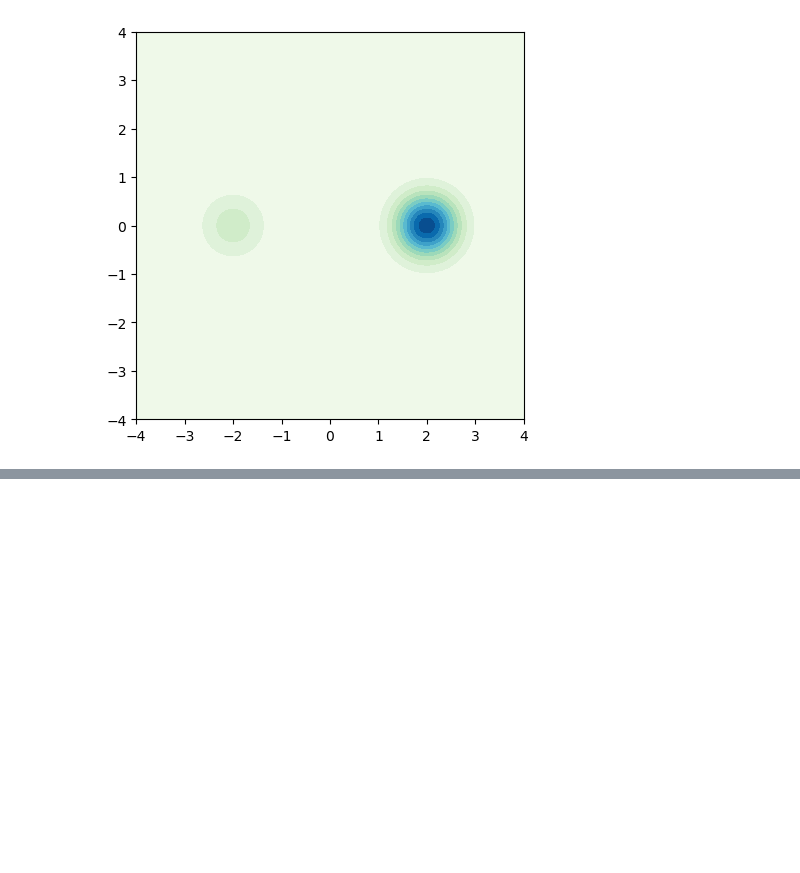
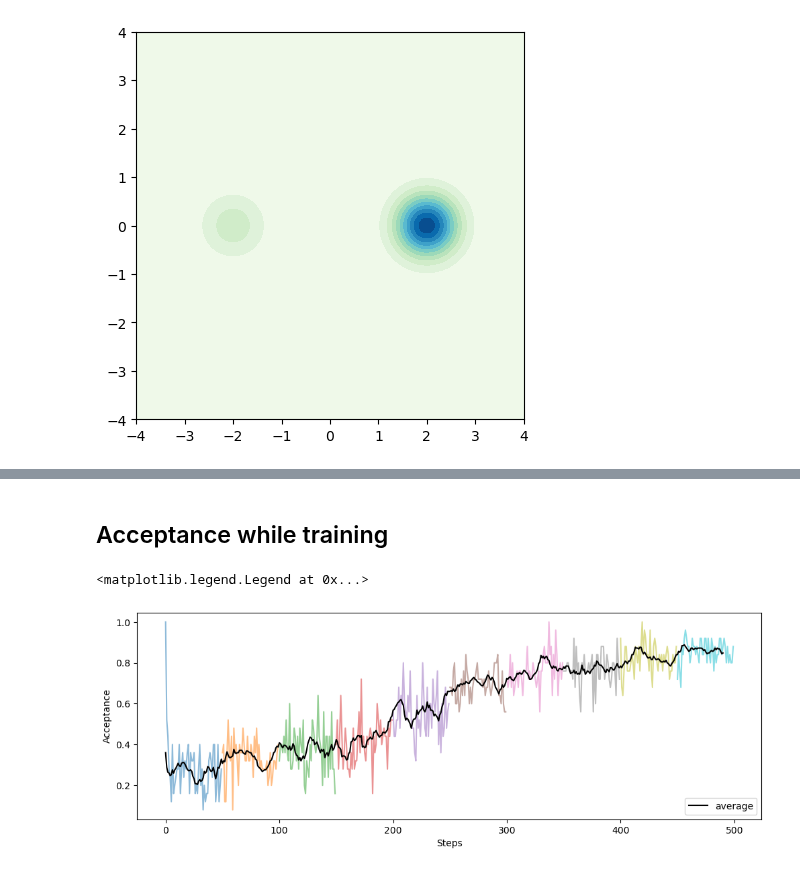
Before and after one commit to anacmolina/ML-DFT, a Jupyter notebook: notebooks/23-a - testing adaptative sampling with gaussian mixture one flow.ipynb, the cells around one changed output, grey strips where cells are left out. Drawn from its saved outputs; the diff is of its cells as text; code cells hidden in the pictures; blank space fills up the shorter version.

```diff
--- a/notebooks/23-a - testing adaptative sampling with gaussian mixture one flow.ipynb
+++ b/notebooks/23-a - testing adaptative sampling with gaussian mixture one flow.ipynb
@@ -332,0 +232,2 @@ g.plot_marginals(sns.histplot, element="step", fill=True, stat='probability', co
+# %% [markdown]
+## Acceptance while training
@@ -332,0 +236,43 @@ g.plot_marginals(sns.histplot, element="step", fill=True, stat='probability', co
+# %%
+accs = torch.stack(_['accs'])
+# %%
+def set_plot_iteration(tensor, avg=True, window_size=10, axis=1, ax=None, init=0, color='k', alpha=0.5, label=None, **kwargs):
+    if ax is None:
+        fig, ax = plt.subplots(1, 1)
+
+    x = init + np.arange(tensor.shape[0])
+    y = tensor
+
+    if avg:
+        x_avg = np.arange(init + window_size - 1, init + window_size + len(avg_windows(tensor, window_size, axis)) - 1 )
+        y_avg = avg_windows(tensor, window_size, axis)
+        ax.plot(x_avg, y_avg, color=color, label=label+'_avg', **kwargs)
+
+    ax.plot(x, y, alpha=alpha, label=label, **kwargs)
+
+    return ax
+# %%
+accs_flatten = accs.reshape(-1, n_chains)
+# %%
+fig, ax = plt.subplots(1, 1, figsize=(12,4) )
+i=0
+for acc in accs:
+    set_plot_iteration(acc.mean(dim=1), avg=False, window_size=10, axis=1, ax=ax, init=i)
+    if i > 0:
+        i += acc.shape[0]
+    else:
+        i += acc.shape[0]
+
+window_size = 10
+axis = 1
+
+x_avg = np.arange(len(avg_windows(accs_flatten.mean(dim=1), window_size, axis)))
+y_avg = avg_windows(accs_flatten.mean(dim=1), window_size, axis)
+ax.plot(x_avg, y_avg, color="k", label='average')
+
+ax.set_xlabel('Steps')
+ax.set_ylabel('Acceptance')
+ax.legend()
+# %% [output]
+<matplotlib.legend.Legend at 0x...>
+[figure, added]
```
Also changed, not shown: parts of 30 cells of this notebook.
